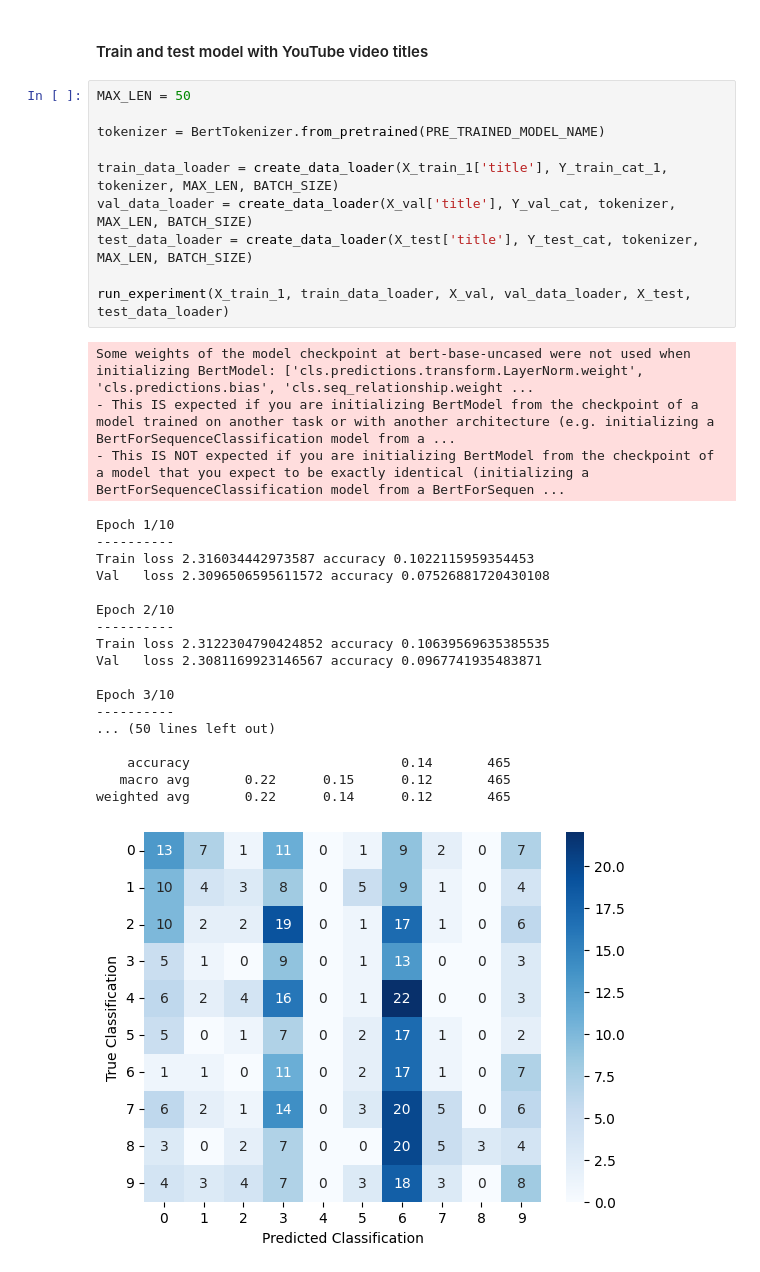
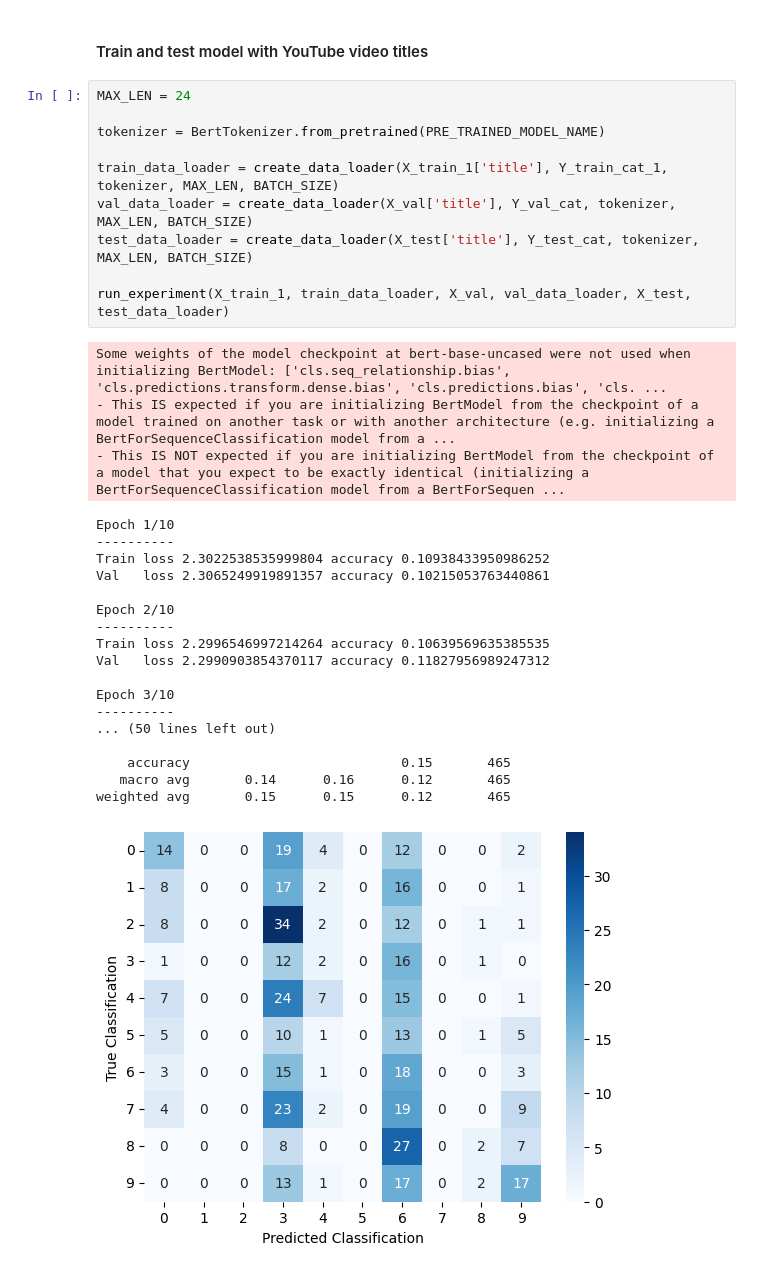
Before and after one commit to maxencefrenette/youtube-views-predictor, a Jupyter notebook: src/models/models-NLP.ipynb, the cells around one changed output. Cells and saved outputs as stored; diff of their text form.

Commit message:
Final check-in of NLP models

```diff
--- a/src/models/models-NLP.ipynb
+++ b/src/models/models-NLP.ipynb
@@ -631,34 +631,34 @@ weighted avg       0.04      0.10      0.03       465
 # %% [markdown]
 #### Train and test model with YouTube video titles
 # %%
-MAX_LEN = 50
+MAX_LEN = 24
 
 tokenizer = BertTokenizer.from_pretrained(PRE_TRAINED_MODEL_NAME)
 
 train_data_loader = create_data_loader(X_train_1['title'], Y_train_cat_1, tokenizer, MAX_LEN, BATCH_SIZE)
 val_data_loader = create_data_loader(X_val['title'], Y_val_cat, tokenizer, MAX_LEN, BATCH_SIZE)
 test_data_loader = create_data_loader(X_test['title'], Y_test_cat, tokenizer, MAX_LEN, BATCH_SIZE)
 
 run_experiment(X_train_1, train_data_loader, X_val, val_data_loader, X_test, test_data_loader)
 # %% [output]
-Some weights of the model checkpoint at bert-base-uncased were not used when initializing BertModel: ['cls.predictions.transform.LayerNorm.weight', 'cls.predictions.bias', 'cls.seq_relationship.weight ...
+Some weights of the model checkpoint at bert-base-uncased were not used when initializing BertModel: ['cls.seq_relationship.bias', 'cls.predictions.transform.dense.bias', 'cls.predictions.bias', 'cls. ...
 - This IS expected if you are initializing BertModel from the checkpoint of a model trained on another task or with another architecture (e.g. initializing a BertForSequenceClassification model from a ...
 - This IS NOT expected if you are initializing BertModel from the checkpoint of a model that you expect to be exactly identical (initializing a BertForSequenceClassification model from a BertForSequen ...
 Epoch 1/10
 ----------
-Train loss 2.316034442973587 accuracy 0.1022115959354453
-Val   loss 2.3096506595611572 accuracy 0.07526881720430108
+Train loss 2.3022538535999804 accuracy 0.10938433950986252
+Val   loss 2.3065249919891357 accuracy 0.10215053763440861
 
 Epoch 2/10
 ----------
-Train loss 2.3122304790424852 accuracy 0.10639569635385535
-Val   loss 2.3081169923146567 accuracy 0.0967741935483871
+Train loss 2.2996546997214264 accuracy 0.10639569635385535
+Val   loss 2.2990903854370117 accuracy 0.11827956989247312
 
 Epoch 3/10
 ----------
 ... (50 lines left out)
 
-    accuracy                           0.14       465
-   macro avg       0.22      0.15      0.12       465
-weighted avg       0.22      0.14      0.12       465
+    accuracy                           0.15       465
+   macro avg       0.14      0.16      0.12       465
+weighted avg       0.15      0.15      0.12       465
-[figure, old version]
+[figure, new version]
```
Also changed, not shown: parts of 4 cells of this notebook, 1 other file.
